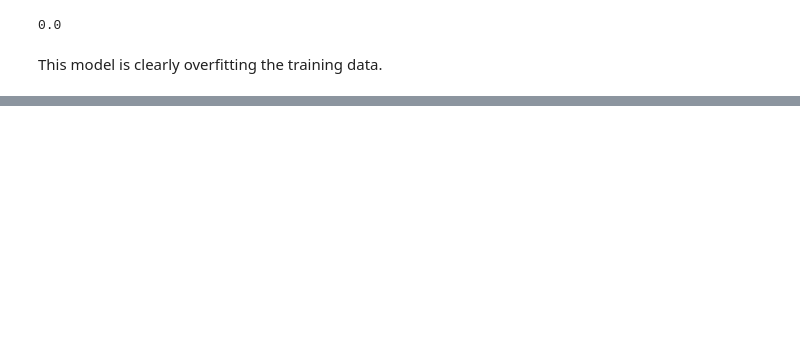
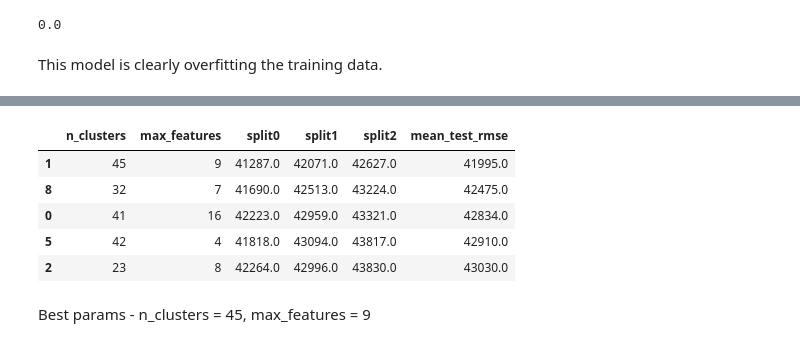
Before and after one commit to vanshuwjoshi/End-To-End-ML, a Jupyter notebook: End_To_End_ML_Problem.ipynb, the cells around one changed output, grey strips where cells are left out. Cells and saved outputs as stored; diff of their text form; code cells hidden in the pictures; blank space fills up the shorter version.

```diff
--- a/End_To_End_ML_Problem.ipynb
+++ b/End_To_End_ML_Problem.ipynb
@@ -912,0 +1111,12 @@ This model is clearly overfitting the training data.
+# %%
+from sklearn.model_selection import RandomizedSearchCV
+from scipy.stats import randint
+
+param_distribs = {'preprocessing__geo__n_clusters': randint(low=3, high=50),
+                  'random_forest__max_features': randint(low=2, high=20)}
+
+rnd_search = RandomizedSearchCV(
+    full_pipeline, param_distributions=param_distribs, n_iter=10, cv=3,
+    scoring='neg_root_mean_squared_error', random_state=42)
+
+rnd_search.fit(housing_X, housing_y)
@@ -912,0 +1140,18 @@ This model is clearly overfitting the training data.
+# %%
+cv_res = pd.DataFrame(rnd_search.cv_results_)
+cv_res.sort_values(by="mean_test_score", ascending=False, inplace=True)
+cv_res = cv_res[["param_preprocessing__geo__n_clusters",
+                 "param_random_forest__max_features", "split0_test_score",
+                 "split1_test_score", "split2_test_score", "mean_test_score"]]
+cv_res.columns = ["n_clusters", "max_features"] + score_cols
+cv_res.loc[:, score_cols] = -cv_res.loc[:, score_cols].round().astype(np.int64)
+cv_res.head()
+# %% [output]
+|  | n_clusters | max_features | split0 | split1 | split2 | mean_test_rmse |
+| 1 | 45 | 9 | 41287.0 | 42071.0 | 42627.0 | 41995.0 |
+| 8 | 32 | 7 | 41690.0 | 42513.0 | 43224.0 | 42475.0 |
+| 0 | 41 | 16 | 42223.0 | 42959.0 | 43321.0 | 42834.0 |
+| 5 | 42 | 4 | 41818.0 | 43094.0 | 43817.0 | 42910.0 |
+| 2 | 23 | 8 | 42264.0 | 42996.0 | 43830.0 | 43030.0 |
+# %% [markdown]
+Best params - n_clusters = 45, max_features = 9
```
Also changed, not shown: parts of 38 cells of this notebook.
